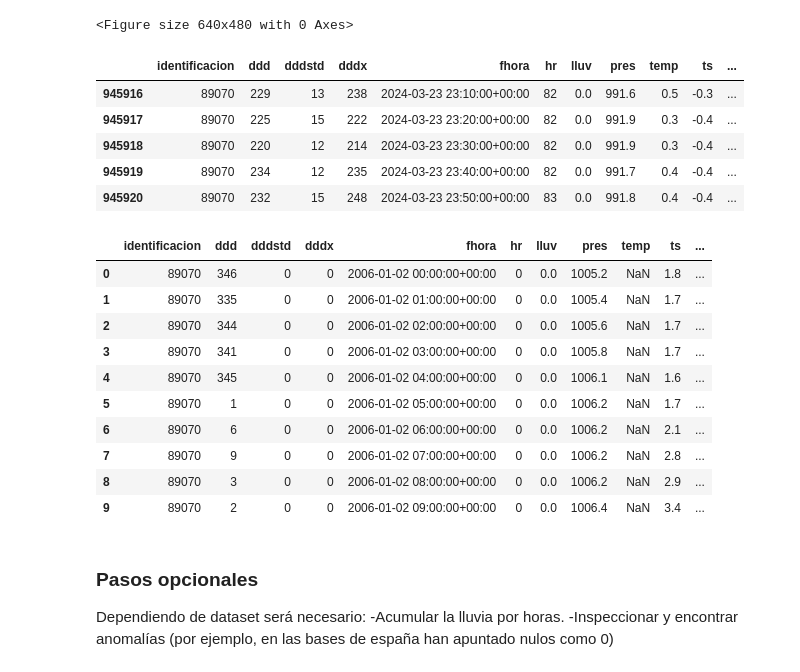
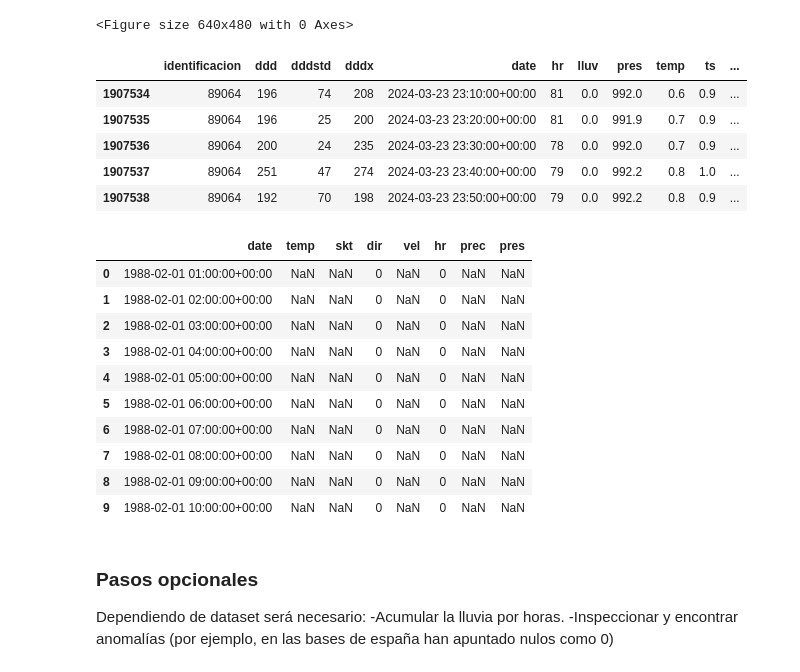
Before and after one commit to fjzamora93/AemetAntartida, a Jupyter notebook: 2.process_hora_punto.ipynb, the cells around one changed output. Drawn from its saved outputs; the diff is of its cells as text; code cells hidden in the pictures.

```diff
--- a/2.process_hora_punto.ipynb
+++ b/2.process_hora_punto.ipynb
@@ -8,15 +8,21 @@ import math
 # %%
 
 #TODO Introducir el dataset con el que se vaya a trabajar
-station = 'gdc'
-cols = ['identificacion', 'ddd', 'dddstd', 'dddx', 'fhora', 'hr', 'lluv', 'pres', 'temp', 'ts', 'vel', 'velx']
-date_time = 'fhora'
+station = 'jci'
+
 
 df = pd.read_csv(f'data_{station}/{station}_output.csv')
+
+cols = [col for col in df.columns]
+
 df_copy = df[cols]
-df_copy[date_time] = pd.to_datetime(df_copy[date_time])
-df_copy = df_copy.sort_values(date_time)
+df_copy['date'] = pd.to_datetime(df_copy['date'])
+df_copy = df_copy.sort_values('date')
+df_copy = df_copy.drop_duplicates(subset=['date'], keep='first')
 
+df_copy.set_index('date', inplace=True)
+df_copy = df_copy.loc['2005':]
+df_copy.reset_index(inplace=True)
 
-df_copy = df_copy.drop_duplicates(subset=[date_time], keep='first')
+df_copy.info()
 # %% [output]
@@ -27,0 +49,9 @@ See the caveats in the documentation: https://pandas.pydata.org/pandas-docs/stab
+# %%
+columns_to_drop = ['identificacion', 'dddstd', 'dddx', 'velx']
+new_order = ['date', 'temp', 'skt', 'dir', 'vel', 'hr', 'prec', 'pres']
+
+
+df_copy = df_copy.drop(columns=columns_to_drop)
+df_copy = df_copy.reindex(columns=new_order)
+
+df_copy.info()
@@ -57,28 +111,28 @@ plt.savefig('figure_1.png')
 # %%
 df_copy.tail()
 # %% [output]
-|  | identificacion | ddd | dddstd | dddx | fhora | hr | lluv | pres | temp | ts | ... |
-| 945916 | 89070 | 229 | 13 | 238 | 2024-03-23 23:10:00+00:00 | 82 | 0.0 | 991.6 | 0.5 | -0.3 | ... |
-| 945917 | 89070 | 225 | 15 | 222 | 2024-03-23 23:20:00+00:00 | 82 | 0.0 | 991.9 | 0.3 | -0.4 | ... |
-| 945918 | 89070 | 220 | 12 | 214 | 2024-03-23 23:30:00+00:00 | 82 | 0.0 | 991.9 | 0.3 | -0.4 | ... |
-| 945919 | 89070 | 234 | 12 | 235 | 2024-03-23 23:40:00+00:00 | 82 | 0.0 | 991.7 | 0.4 | -0.4 | ... |
-| 945920 | 89070 | 232 | 15 | 248 | 2024-03-23 23:50:00+00:00 | 83 | 0.0 | 991.8 | 0.4 | -0.4 | ... |
+|  | identificacion | ddd | dddstd | dddx | date | hr | lluv | pres | temp | ts | ... |
+| 1907534 | 89064 | 196 | 74 | 208 | 2024-03-23 23:10:00+00:00 | 81 | 0.0 | 992.0 | 0.6 | 0.9 | ... |
+| 1907535 | 89064 | 196 | 25 | 200 | 2024-03-23 23:20:00+00:00 | 81 | 0.0 | 991.9 | 0.7 | 0.9 | ... |
+| 1907536 | 89064 | 200 | 24 | 235 | 2024-03-23 23:30:00+00:00 | 78 | 0.0 | 992.0 | 0.7 | 0.9 | ... |
+| 1907537 | 89064 | 251 | 47 | 274 | 2024-03-23 23:40:00+00:00 | 79 | 0.0 | 992.2 | 0.8 | 1.0 | ... |
+| 1907538 | 89064 | 192 | 70 | 198 | 2024-03-23 23:50:00+00:00 | 79 | 0.0 | 992.2 | 0.8 | 0.9 | ... |
 # %%
-df_horapunto = df_copy[df_copy[date_time].dt.minute == 0]
+df_horapunto = df_copy[df_copy['date'].dt.minute == 0]
 df_horapunto = df_horapunto.reset_index(drop=True)
 df_horapunto.head(10)
 # %% [output]
-|  | identificacion | ddd | dddstd | dddx | fhora | hr | lluv | pres | temp | ts | ... |
-| 0 | 89070 | 346 | 0 | 0 | 2006-01-02 00:00:00+00:00 | 0 | 0.0 | 1005.2 | NaN | 1.8 | ... |
-| 1 | 89070 | 335 | 0 | 0 | 2006-01-02 01:00:00+00:00 | 0 | 0.0 | 1005.4 | NaN | 1.7 | ... |
-| 2 | 89070 | 344 | 0 | 0 | 2006-01-02 02:00:00+00:00 | 0 | 0.0 | 1005.6 | NaN | 1.7 | ... |
-| 3 | 89070 | 341 | 0 | 0 | 2006-01-02 03:00:00+00:00 | 0 | 0.0 | 1005.8 | NaN | 1.7 | ... |
-| 4 | 89070 | 345 | 0 | 0 | 2006-01-02 04:00:00+00:00 | 0 | 0.0 | 1006.1 | NaN | 1.6 | ... |
-| 5 | 89070 | 1 | 0 | 0 | 2006-01-02 05:00:00+00:00 | 0 | 0.0 | 1006.2 | NaN | 1.7 | ... |
-| 6 | 89070 | 6 | 0 | 0 | 2006-01-02 06:00:00+00:00 | 0 | 0.0 | 1006.2 | NaN | 2.1 | ... |
-| 7 | 89070 | 9 | 0 | 0 | 2006-01-02 07:00:00+00:00 | 0 | 0.0 | 1006.2 | NaN | 2.8 | ... |
-| 8 | 89070 | 3 | 0 | 0 | 2006-01-02 08:00:00+00:00 | 0 | 0.0 | 1006.2 | NaN | 2.9 | ... |
-| 9 | 89070 | 2 | 0 | 0 | 2006-01-02 09:00:00+00:00 | 0 | 0.0 | 1006.4 | NaN | 3.4 | ... |
+|  | date | temp | skt | dir | vel | hr | prec | pres |
+| 0 | 1988-02-01 01:00:00+00:00 | NaN | NaN | 0 | NaN | 0 | NaN | NaN |
+| 1 | 1988-02-01 02:00:00+00:00 | NaN | NaN | 0 | NaN | 0 | NaN | NaN |
+| 2 | 1988-02-01 03:00:00+00:00 | NaN | NaN | 0 | NaN | 0 | NaN | NaN |
+| 3 | 1988-02-01 04:00:00+00:00 | NaN | NaN | 0 | NaN | 0 | NaN | NaN |
+| 4 | 1988-02-01 05:00:00+00:00 | NaN | NaN | 0 | NaN | 0 | NaN | NaN |
+| 5 | 1988-02-01 06:00:00+00:00 | NaN | NaN | 0 | NaN | 0 | NaN | NaN |
+| 6 | 1988-02-01 07:00:00+00:00 | NaN | NaN | 0 | NaN | 0 | NaN | NaN |
+| 7 | 1988-02-01 08:00:00+00:00 | NaN | NaN | 0 | NaN | 0 | NaN | NaN |
+| 8 | 1988-02-01 09:00:00+00:00 | NaN | NaN | 0 | NaN | 0 | NaN | NaN |
+| 9 | 1988-02-01 10:00:00+00:00 | NaN | NaN | 0 | NaN | 0 | NaN | NaN |
 # %% [markdown]
 ### Pasos opcionales
 
```
Also changed, not shown: parts of 12 cells of this notebook, 18 other files.
